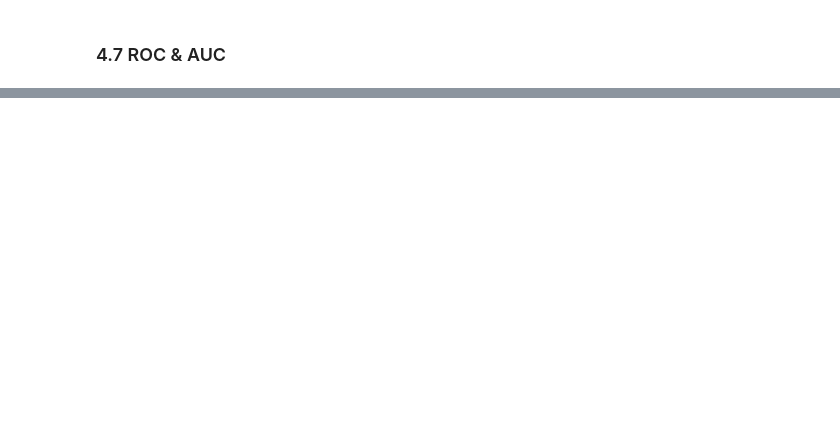
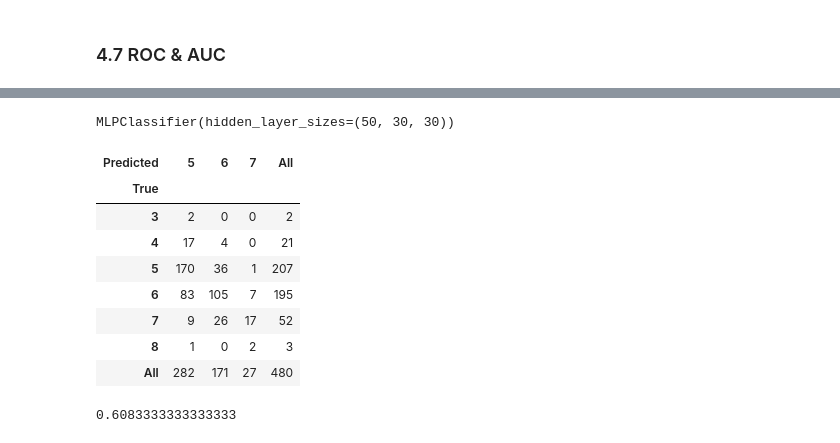
Before and after one commit to lucio-karin0506/SaltLux-Project, a Jupyter notebook: Machine Learning/Machine learning lecture/3장. 분류분석.ipynb, the cells around one changed output, grey strips where cells are left out. Saved outputs shown, nothing was run; the diff lists cells and outputs as text; code cells hidden in the pictures; blank space fills up the shorter version.

```diff
--- a/Machine Learning/Machine learning lecture/3장. 분류분석.ipynb
+++ b/Machine Learning/Machine learning lecture/3장. 분류분석.ipynb
@@ -309,0 +526,4 @@ array([[0, 0, 0, ..., 0, 0, 0],
+# %%
+import pandas as pd
+wine_df = pd.read_csv('https://archive.ics.uci.edu/ml/machine-learning-databases/wine-quality/winequality-red.csv', sep=';')
+wine_df.info()
@@ -309,0 +550,32 @@ array([[0, 0, 0, ..., 0, 0, 0],
+# %%
+X = wine_df.iloc[:, :-1]
+y = wine_df.iloc[:, -1]
+# %%
+from sklearn.model_selection import train_test_split
+train_X, test_X, train_y, test_y = train_test_split(X, y, test_size=0.3, random_state=1)
+# %%
+from sklearn.neural_network import MLPClassifier
+model = MLPClassifier(hidden_layer_sizes=(50, 30, 30))
+model.fit(train_X, train_y)
+# %% [output]
+MLPClassifier(hidden_layer_sizes=(50, 30, 30))
+# %%
+# 교차분류표
+pred = model.predict(test_X)
+pd.crosstab(test_y, pred, rownames=['True'], colnames=['Predicted'], margins=True)
+# %% [output]
+| Predicted | 5 | 6 | 7 | All |
+| True |  |  |  |  |
+| 3 | 2 | 0 | 0 | 2 |
+| 4 | 17 | 4 | 0 | 21 |
+| 5 | 170 | 36 | 1 | 207 |
+| 6 | 83 | 105 | 7 | 195 |
+| 7 | 9 | 26 | 17 | 52 |
+| 8 | 1 | 0 | 2 | 3 |
+| All | 282 | 171 | 27 | 480 |
+# %%
+# accuracy
+from sklearn.metrics import accuracy_score
+accuracy_score(test_y, pred)
+# %% [output]
+0.6083333333333333
```
Also changed, not shown: parts of 24 cells of this notebook, 1 other file.
